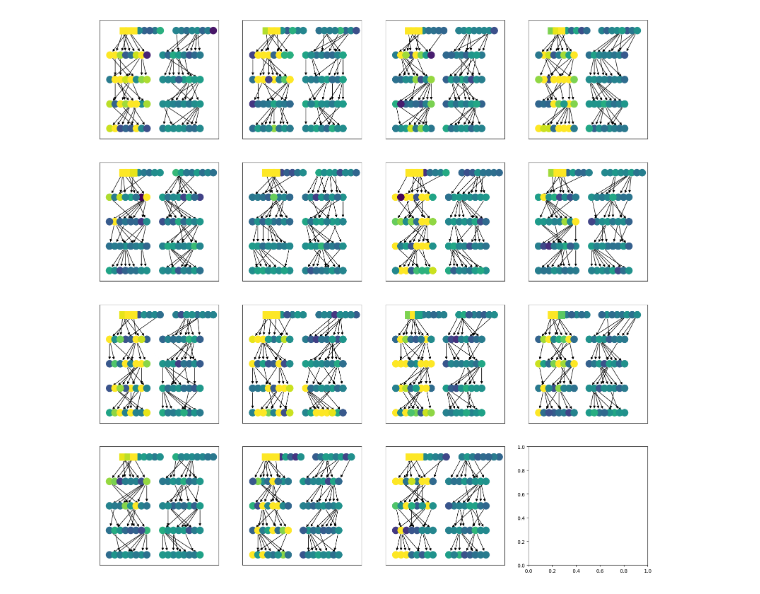
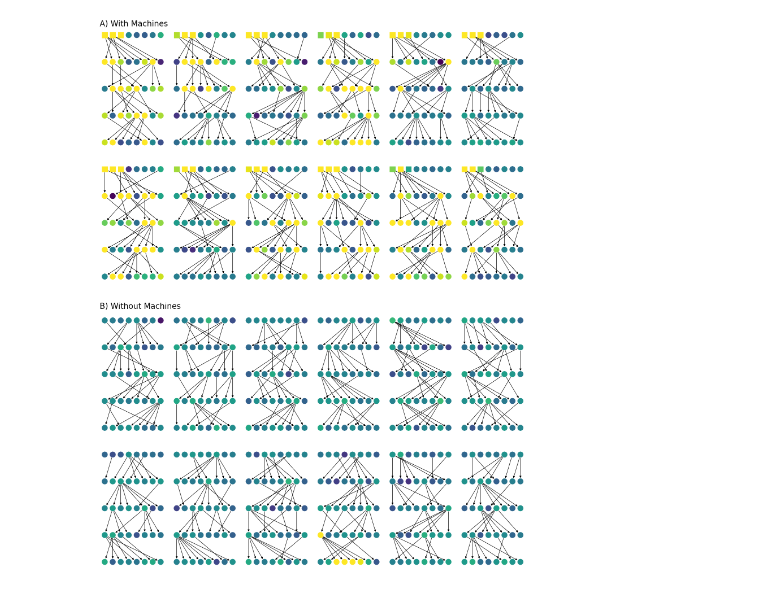
Before and after one commit to LBrinkmann/reward-network-iii, a Jupyter notebook: analysis/plot_network.ipynb, the cells around one changed output. Cells and saved outputs as stored; diff of their text form; code cells hidden in the pictures.

Commit message:
Add visualisation.

```diff
--- a/analysis/plot_network.ipynb
+++ b/analysis/plot_network.ipynb
@@ -4,16 +4,15 @@ import pandas as pd
 from datetime import datetime
 import matplotlib.pyplot as plt
 # %%
-# experiment_type = 'reward-network-iii-6A-v2'
-# experiment_type = 'reward-network-iii-6B-v1'
-# experiment_type = 'reward-network-iii-7B-v1'
-# experiment_type = 'reward-network-iii-8B-v1'
-# experiment_type = 'reward-network-iii-8A-v1'
-# experiment_type = 'sim_3states_8r_v4'
-# experiment_type = 'sim_3states_8r_v8'
-
-# player_df = pd.read_csv(os.path.join('./data/pilots/',experiment_type,'player.csv'))
-player_df = pd.read_csv(os.path.join('./data/experiment/processed/player.csv'))
+experiment_type = 'reward-network-iii-6A-v2'
+experiment_type = 'reward-network-iii-6B-v1'
+experiment_type = 'reward-network-iii-7B-v1'
+experiment_type = 'reward-network-iii-8B-v1'
+experiment_type = 'reward-network-iii-8A-v1'
+experiment_type = 'sim_3states_8r_v4'
+experiment_type = 'sim_3states_8r_v8'
+experiment_type = 'reward-network-iii-exp-v2'
+player_df = pd.read_csv(os.path.join('./data/pilots/',experiment_type,'player.csv'))
 # %%
 min_player_score = player_df['player_score'].min()
 max_player_score = player_df['player_score'].max()
@@ -28,6 +27,7 @@ cpick = plt.cm.ScalarMappable(norm=cnorm, cmap=cmap)
 import networkx as nx
 import matplotlib.pyplot as plt
 import matplotlib.colors as mcolors
+import matplotlib.gridspec as gridspec
 
 
 
@@ -38,7 +38,7 @@ node_labels = {}
 node_shapes = {}
 node_size = 200
 
-player_df = player_df[player_df['replication_idx'] < 15]
+player_df = player_df[player_df['replication_idx'] < 12]
 
 n_gen = player_df['generation'].max() + 1
 max_per_gen = player_df['within_generation_idx'].max() + 1
@@ -46,63 +46,69 @@ n_ai = player_df.groupby(['replication_idx'])['ai_player'].sum().max()
 
 n_reps = player_df['replication_idx'].max() + 1
 # create subplots with 4 columns and matching number of rows
-cols = min(4, n_reps)
-rows = (n_reps-1) // cols + 1
-fig, axs = plt.subplots(rows, cols, figsize=(cols*5, rows*5))
+# cols = min(4, n_reps)
+# rows = (n_reps-1) // cols + 1
+
+cols = 6
+rows = 4
+
+# Create figure and define GridSpec
+fig = plt.figure(figsize=(cols*3, rows*5))
+gs = gridspec.GridSpec(5, 7, height_ratios=[1, 1, 0.1, 1, 1])  # Adjust the grid layout
 
 
 # Iterate through the DataFrame
-for rep_idx, rep_df in player_df.groupby('replication_idx'):
+for (rep_idx, con), rep_df in player_df.groupby(['replication_idx', 'condition']):
     # Create a directed graph
     G = nx.DiGraph()
-    # set the current axis
-    if rows ==1 and cols == 1:
-        ax = axs
-    elif rows == 1:
-        ax = axs[rep_idx % cols]
-    elif cols == 1:
-        ax = axs[rep_idx // cols]
-    else:
-        ax = axs[rep_idx // cols, rep_idx % cols]
+    row = rep_idx // cols + 3 if con == 'wo_ai' else rep_idx // cols
+    col = rep_idx % cols
+    ax = plt.subplot(gs[row, col])
+    ax.axis('off')
+
     for idx, player in rep_df.iterrows():
         session_id = str(player['session_id'])
         # Add nodes
         G.add_node(session_id, label=player['session_name'])
         # Assign color
         node_colors[session_id] = mcolors.to_hex(cpick.to_rgba(player['player_score']))
-        # Assign position
-        x_shift = (max_per_gen-(max_per_gen//2 + n_ai)) / 2 if player['generation'] == 0 else 0
-        x_shift += 0 if player['condition'] == 'w_ai' else (2 if player['condition'] == 'wo_ai' else 1)
-        # x_shift = 0
+        x_shift = 0
         y_shift = n_gen
         node_positions[session_id] = ((player['within_generation_idx'] + x_shift), (y_shift - player['generation']))
         # Add labels
         node_labels[session_id] = player['session_name']
         # Assign shapes
         node_shapes[session_id] = 's' if player['ai_player'] else 'o'
-
 
         # Add edges
         if not pd.isna(player['advisor']):
             advisor_id = str(player['advisor'])
             G.add_edge(advisor_id, str(player['session_id']))
             if advisor_id not in node_colors:
                 # Assign a default color if advisor_id is not in player_df
                 node_colors[advisor_id] = 'gray'
 
     # Generate a list of colors for each node in the graph
     final_node_colors = [node_colors[node] for node in G.nodes()]
 
     # Draw the network
     for shape in set(node_shapes.values()):
         # Filter nodes by shape
         filtered_nodes = [node for node in G.nodes() if node_shapes[node] == shape]
         nx.draw_networkx_nodes(G, node_positions, nodelist=filtered_nodes,
                             node_color=[node_colors[node] for node in filtered_nodes],
                             node_shape=shape, node_size=node_size, ax=ax)
     nx.draw_networkx_edges(G, node_positions, edge_color='black', ax=ax)
     # nx.draw_networkx_labels(G, node_positions, labels=node_labels)
 
-plt.show()
+fig.text(0.01, 0.98, 'A) With Machines', ha='left', va='center', fontsize=20)
+fig.text(0.01, 0.48, 'B) Without Machines', ha='left', va='center', fontsize=20)
+
+file_name = os.path.join('plots',experiment_type,'network.png')
+os.makedirs(os.path.dirname(file_name), exist_ok=True)
+plt.tight_layout()
+fig.subplots_adjust(top=0.98, right=0.99)
+plt.savefig(file_name, dpi=300, bbox_inches='tight', pad_inches=0.1)
+# plt.show()
 # %% [output]
-[figure, old version]
+[figure, new version]
```
Also changed, not shown: 1 other file.
